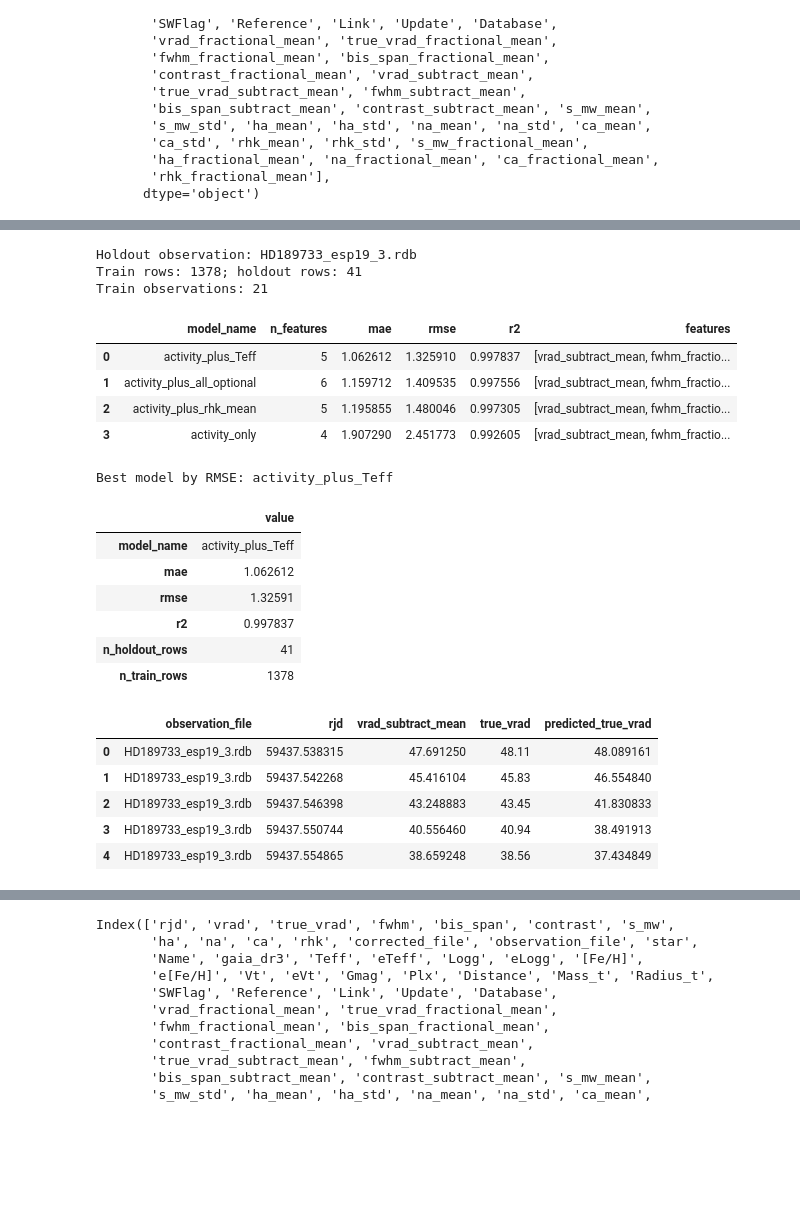
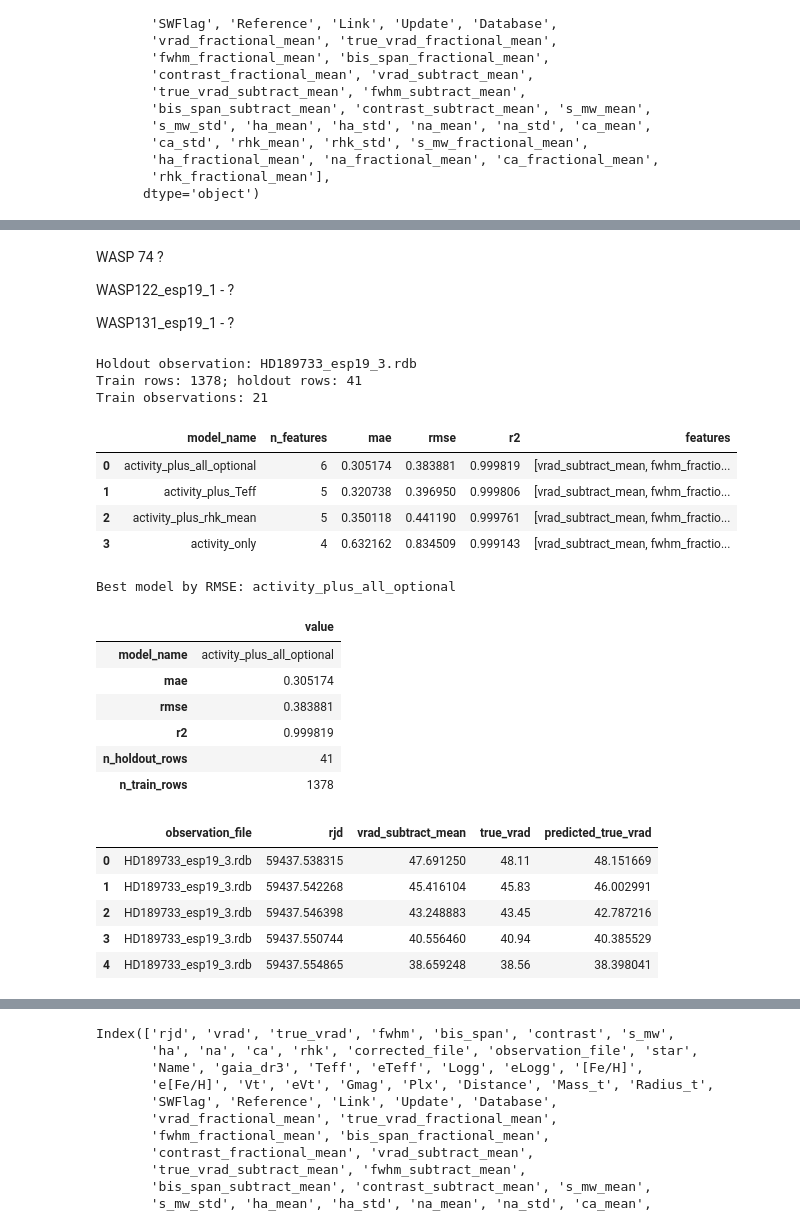
Before and after one commit to vadibekyan/RV_from_RM, a Jupyter notebook: best_rm_eda.ipynb, the cells around one changed output, grey strips where cells are left out. Drawn from its saved outputs; the diff is of its cells as text; code cells hidden in the pictures; blank space fills up the shorter version.

```diff
--- a/best_rm_eda.ipynb
+++ b/best_rm_eda.ipynb
@@ -109,6 +95,12 @@ obs_selector = widgets.Dropdown(
 )
 interactive_plot = widgets.interactive_output(plot_corrected_observation, {'obs_name': obs_selector})
 #display(obs_selector, interactive_plot)
+# %% [markdown]
+WASP 74 ?
+
+WASP122_esp19_1 - ?
+
+WASP131_esp19_1 - ?
 # %%
 from sklearn.metrics import mean_absolute_error, mean_squared_error, r2_score
 
@@ -117,7 +109,7 @@ holdout_observation = 'HD189733_esp19_3.rdb'
 #activity_feature_columns = ['vrad', 'fwhm', 'bis_span', 'contrast', 's_mw', 'ha', 'na', 'ca']
 activity_feature_columns = ['vrad_subtract_mean',  'fwhm_fractional_mean', 'bis_span_fractional_mean', 'contrast_fractional_mean',]
 
-optional_feature_columns = ['Teff', 'rhk_mean']
+optional_feature_columns = ['Teff', 'rhk_mean',]
 target_column = 'true_vrad'
 candidate_feature_columns = activity_feature_columns + optional_feature_columns
 available_feature_columns = [column for column in candidate_feature_columns if column in rm_df.columns]
@@ -150,9 +142,9 @@ from xgboost import XGBRegressor
 
 def make_xgb_model(random_state=42):
     return XGBRegressor(
-        n_estimators=500,
+        n_estimators=1000,
         max_depth=5,
-        learning_rate=0.03,
+        learning_rate=0.05,
         subsample=0.9,
         colsample_bytree=0.9,
         objective='reg:squarederror',
@@ -177,38 +169,38 @@ def evaluate_holdout_model(model_name, feature_columns):
         'rmse': mean_squared_error(prediction_df['true_vrad'], prediction_df['predicted_true_vrad']) ** 0.5,
         'r2': r2_score(prediction_df['true_vrad'], prediction_df['predicted_true_vrad']),
     }
 
     return model, prediction_df, metrics
 
 
 feature_sets = {'activity_only': activity_feature_columns}
 for optional_column in optional_feature_columns:
     feature_sets[f'activity_plus_{optional_column}'] = activity_feature_columns + [optional_column]
 feature_sets['activity_plus_all_optional'] = activity_feature_columns + optional_feature_columns
 
 xgb_models = {}
 prediction_tables = {}
 metric_rows = []
 
 for model_name, feature_columns in feature_sets.items():
     model, prediction_df, metrics = evaluate_holdout_model(model_name, feature_columns)
     xgb_models[model_name] = model
     prediction_tables[model_name] = prediction_df
     metric_rows.append(metrics)
 
 xgb_results_df = pd.DataFrame(metric_rows).sort_values('rmse').reset_index(drop=True)
 best_model_name = xgb_results_df.loc[0, 'model_name']
 prediction_df = prediction_tables[best_model_name]
 
 display(xgb_results_df[['model_name', 'n_features', 'mae', 'rmse', 'r2', 'features']])
 print(f'Best model by RMSE: {best_model_name}')
 # %% [output]
 |  | model_name | n_features | mae | rmse | r2 | features |
-| 0 | activity_plus_Teff | 5 | 1.062612 | 1.325910 | 0.997837 | [vrad_subtract_mean, fwhm_fractio... |
-| 1 | activity_plus_all_optional | 6 | 1.159712 | 1.409535 | 0.997556 | [vrad_subtract_mean, fwhm_fractio... |
-| 2 | activity_plus_rhk_mean | 5 | 1.195855 | 1.480046 | 0.997305 | [vrad_subtract_mean, fwhm_fractio... |
-| 3 | activity_only | 4 | 1.907290 | 2.451773 | 0.992605 | [vrad_subtract_mean, fwhm_fractio... |
+| 0 | activity_plus_all_optional | 6 | 0.305174 | 0.383881 | 0.999819 | [vrad_subtract_mean, fwhm_fractio... |
+| 1 | activity_plus_Teff | 5 | 0.320738 | 0.396950 | 0.999806 | [vrad_subtract_mean, fwhm_fractio... |
+| 2 | activity_plus_rhk_mean | 5 | 0.350118 | 0.441190 | 0.999761 | [vrad_subtract_mean, fwhm_fractio... |
+| 3 | activity_only | 4 | 0.632162 | 0.834509 | 0.999143 | [vrad_subtract_mean, fwhm_fractio... |
-Best model by RMSE: activity_plus_Teff
+Best model by RMSE: activity_plus_all_optional
 # %%
 model_to_plot = best_model_name
 prediction_df = prediction_tables[model_to_plot]
@@ -270,18 +262,18 @@ fig.show()
 prediction_df.head()
 # %% [output]
 |  | value |
-| model_name | activity_plus_Teff |
-| mae | 1.062612 |
-| rmse | 1.32591 |
-| r2 | 0.997837 |
+| model_name | activity_plus_all_optional |
+| mae | 0.305174 |
+| rmse | 0.383881 |
+| r2 | 0.999819 |
 | n_holdout_rows | 41 |
 | n_train_rows | 1378 |
 |  | observation_file | rjd | vrad_subtract_mean | true_vrad | predicted_true_vrad |
-| 0 | HD189733_esp19_3.rdb | 59437.538315 | 47.691250 | 48.11 | 48.089161 |
-| 1 | HD189733_esp19_3.rdb | 59437.542268 | 45.416104 | 45.83 | 46.554840 |
-| 2 | HD189733_esp19_3.rdb | 59437.546398 | 43.248883 | 43.45 | 41.830833 |
-| 3 | HD189733_esp19_3.rdb | 59437.550744 | 40.556460 | 40.94 | 38.491913 |
-| 4 | HD189733_esp19_3.rdb | 59437.554865 | 38.659248 | 38.56 | 37.434849 |
+| 0 | HD189733_esp19_3.rdb | 59437.538315 | 47.691250 | 48.11 | 48.151669 |
+| 1 | HD189733_esp19_3.rdb | 59437.542268 | 45.416104 | 45.83 | 46.002991 |
+| 2 | HD189733_esp19_3.rdb | 59437.546398 | 43.248883 | 43.45 | 42.787216 |
+| 3 | HD189733_esp19_3.rdb | 59437.550744 | 40.556460 | 40.94 | 40.385529 |
+| 4 | HD189733_esp19_3.rdb | 59437.554865 | 38.659248 | 38.56 | 38.398041 |
 # %%
 raw_observation_columns = ['rjd', 'vrad', 'fwhm', 'bis_span', 'contrast', 's_mw', 'ha', 'na', 'ca', 'rhk']
 sweetcat_columns = [
```
Also changed, not shown: parts of 7 cells of this notebook, 58 other files.
